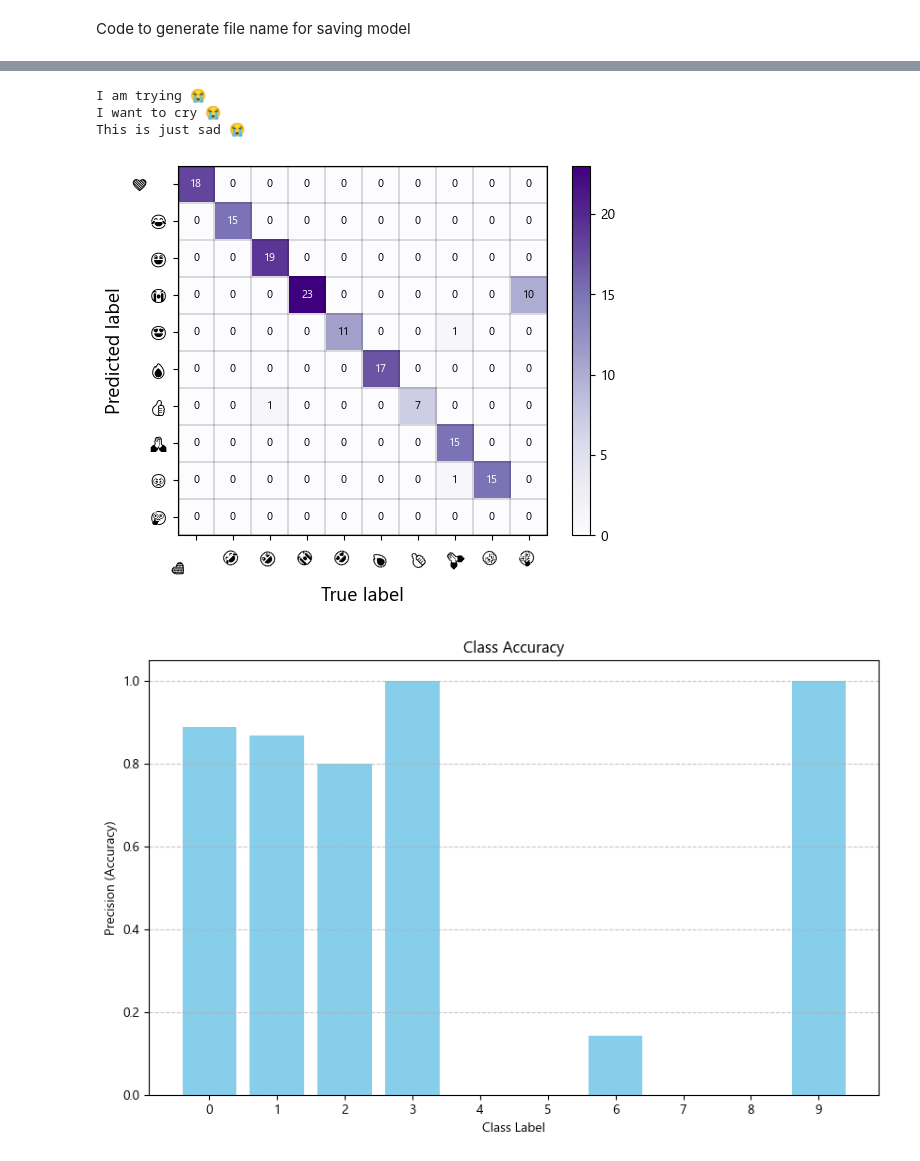
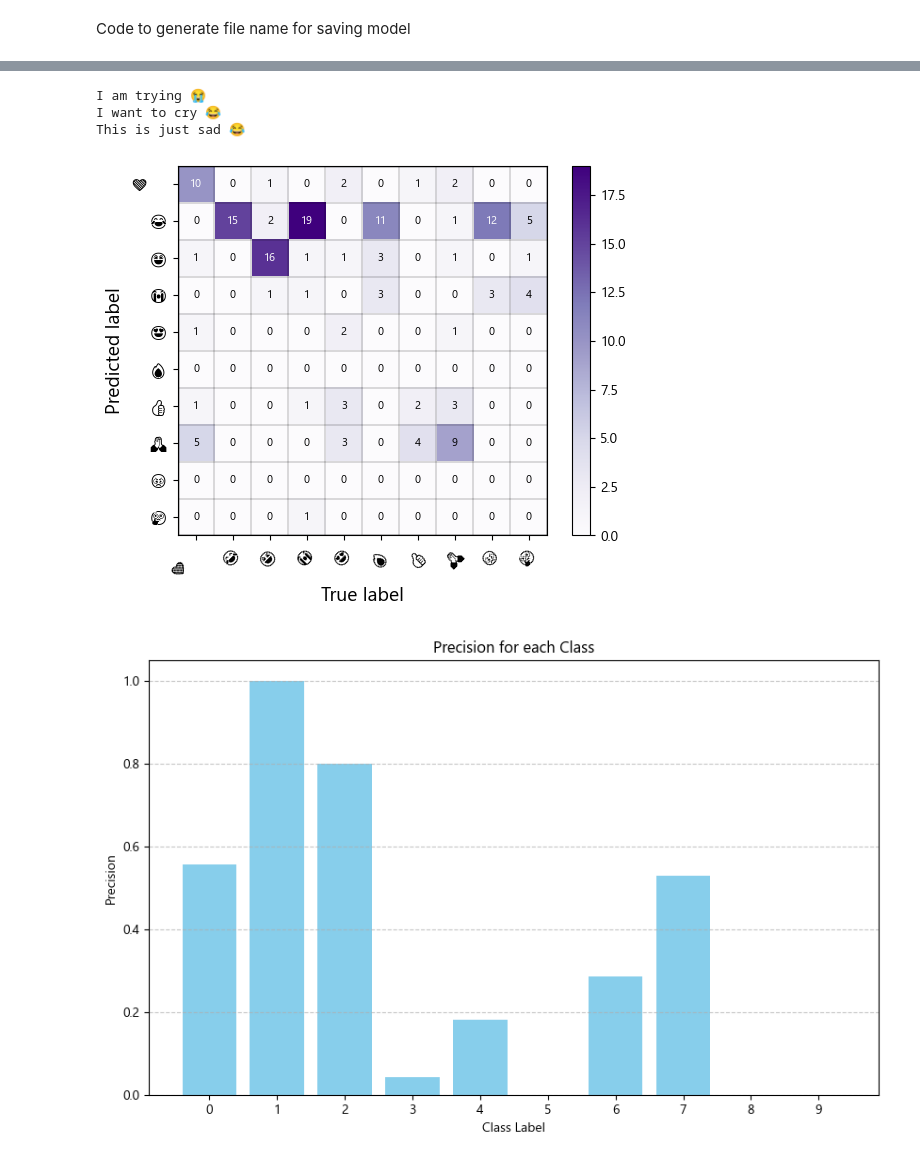
Before and after one commit to curryfizz/Emoji-Prediction, a Jupyter notebook: lstm_predictor.ipynb, the cells around one changed output, grey strips where cells are left out. Cells and saved outputs as stored; diff of their text form; code cells hidden in the pictures.

```diff
--- a/lstm_predictor.ipynb
+++ b/lstm_predictor.ipynb
@@ -154,7 +154,7 @@ epochs = 1000
 
 
 #units
-layers = [256, 16, 4, 2]
+layers = [50, 100, 23, 67, 30, 20, 5, 10, 8, 9, 2, 256, 5]
 
 num_layers = len(layers)
 
@@ -324,15 +309,15 @@ for i in range(len(test)):
     print(test[i], label_to_emoji(y_pred[i]))
 # %% [output]
 I am trying 😭
-I want to cry 😭
-This is just sad 😭
+I want to cry 😂
+This is just sad 😂
 # %%
 class_names = []
 
 for i in range(len(emoji_dictionary)):
     class_names.append(label_to_emoji(i))
 # %%
-import matplotlib.pyplot as plt
+
 
 color = "Purples"
 
@@ -369,25 +354,27 @@ plt.savefig(f"{model_save_path}/confusion_matrices/{filename}.png", bbox_inches=
 
 plt.show()
 # %% [output]
-[figure, old version]
+[figure, new version]
 # %%
-import matplotlib.pyplot as plt
 
-# Extract accuracy for each class
-class_accuracy = {class_label: report[str(class_label)]['precision'] for class_label in range(num_classes)}
+# Assuming 'predictions' are your predicted labels and 'labels' are the true labels
+report = classification_report(Y_pred_labels, Y_test_labels, output_dict=True, zero_division='warn')
 
-# Sort class_accuracy dictionary by class label
-sorted_class_accuracy = dict(sorted(class_accuracy.items()))
+# Extract precision for each class
+class_precision = {int(class_label): metrics['precision'] for class_label, metrics in report.items() if class_label.isdigit()}
 
-# Plot class accuracy
+# Sort class_precision dictionary by class label
+sorted_class_precision = dict(sorted(class_precision.items()))
+
+# Plot class precision
 plt.figure(figsize=(10, 6))
-plt.bar(sorted_class_accuracy.keys(), sorted_class_accuracy.values(), color='skyblue')
+plt.bar(sorted_class_precision.keys(), sorted_class_precision.values(), color='skyblue')
 plt.xlabel('Class Label')
-plt.ylabel('Precision (Accuracy)')
-plt.title('Class Accuracy')
-plt.xticks(range(num_classes))
+plt.ylabel('Precision')
+plt.title('Precision for each Class')
+plt.xticks(range(len(sorted_class_precision)), labels=[str(label) for label in sorted_class_precision.keys()])
 plt.grid(axis='y', linestyle='--', alpha=0.7)
 plt.savefig(f"{model_save_path}/class_accuracy/{filename}.png")
 plt.show()
 # %% [output]
-[figure, old version]
+[figure, new version]
```
Also changed, not shown: parts of 5 cells of this notebook, 26 other files.
